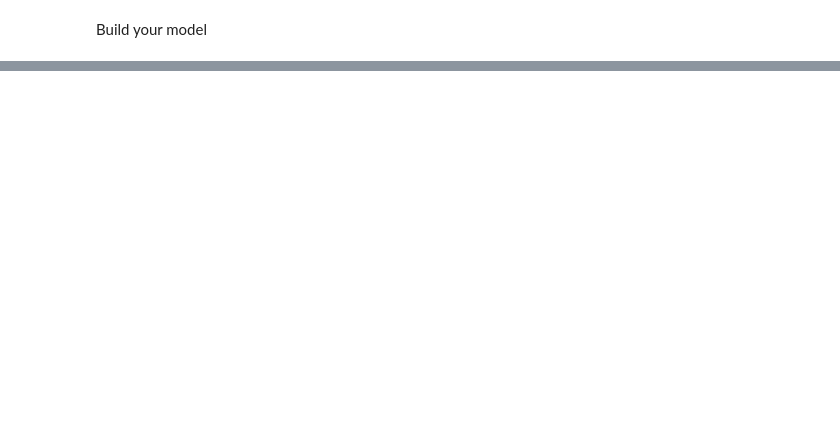
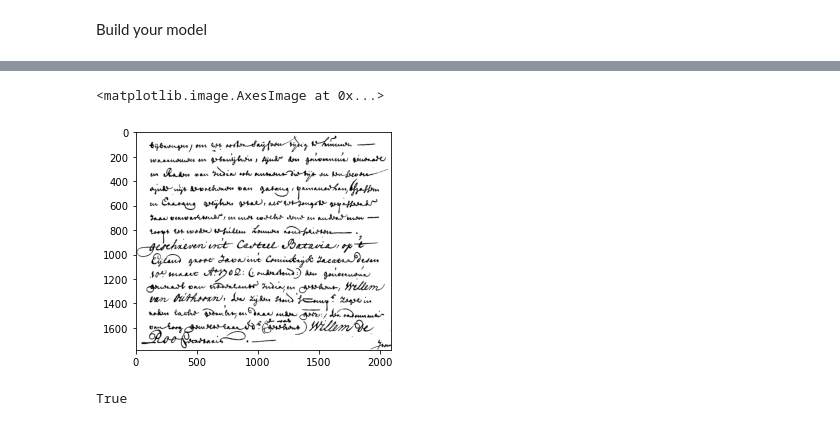
Before and after one commit to dali92002/DocEnTR, a Jupyter notebook: demo.ipynb, the cells around one changed output, grey strips where cells are left out. Cells and saved outputs as stored; diff of their text form; code cells hidden in the pictures; blank space fills up the shorter version.

```diff
--- a/demo.ipynb
+++ b/demo.ipynb
@@ -65,0 +121,11 @@ deg_image =
+# %%
+## preprocess the patches (images)
+mean = [0.485, 0.456, 0.406]
+std = [0.229, 0.224, 0.225]
+
+out_patches=[]
+for p in patches:
+    out_patch = np.zeros([3, *p.shape[:-1]])
+    for i in range(3):
+        out_patch[i] = (p[:,:,i] - mean[i]) / std[i]
+    out_patches.append(out_patch)
@@ -65,0 +136,28 @@ deg_image =
+# %%
+result = []
+for p in out_patches:
+    p = np.array(p, dtype='float32')
+    train_in = torch.from_numpy(p)
+
+
+
+    with torch.no_grad():
+        train_in = train_in.view(1,3,SPLITSIZE,SPLITSIZE).to(device)
+        _ = torch.rand((train_in.shape)).to(device)
+
+
+        loss,_, pred_pixel_values = model(train_in,_)
+
+        rec_patches = pred_pixel_values
+
+        rec_image = torch.squeeze(rearrange(rec_patches, 'b (h w) (p1 p2 c) -> b c (h p1) (w p2)', p1 = patch_size, p2 = patch_size,  h=image_size[0]//patch_size))
+
+        impred = rec_image.cpu().numpy()
+        impred = np.transpose(impred, (1, 2, 0))
+
+        for ch in range(3):
+            impred[:,:,ch] = (impred[:,:,ch] *std[ch]) + mean[ch]
+
+        impred[np.where(impred>1)] = 1
+        impred[np.where(impred<0)] = 0
+    result.append(impred)
@@ -65,0 +168,12 @@ deg_image =
+# %%
+clean_image = merge_image(result, deg_image_padded.shape[0], deg_image_padded.shape[1])
+clean_image = clean_image[:deg_image.shape[0], :deg_image.shape[1],:]
+clean_image = (clean_image>THRESHOLD)*255
+plt.imshow(clean_image)
+# %% [output]
+<matplotlib.image.AxesImage at 0x...>
+[figure, added]
+# %%
+cv2.imwrite('demo/cleaned/'+image_name, clean_image)
+# %% [output]
+True
```
Also changed, not shown: parts of 18 cells of this notebook.
